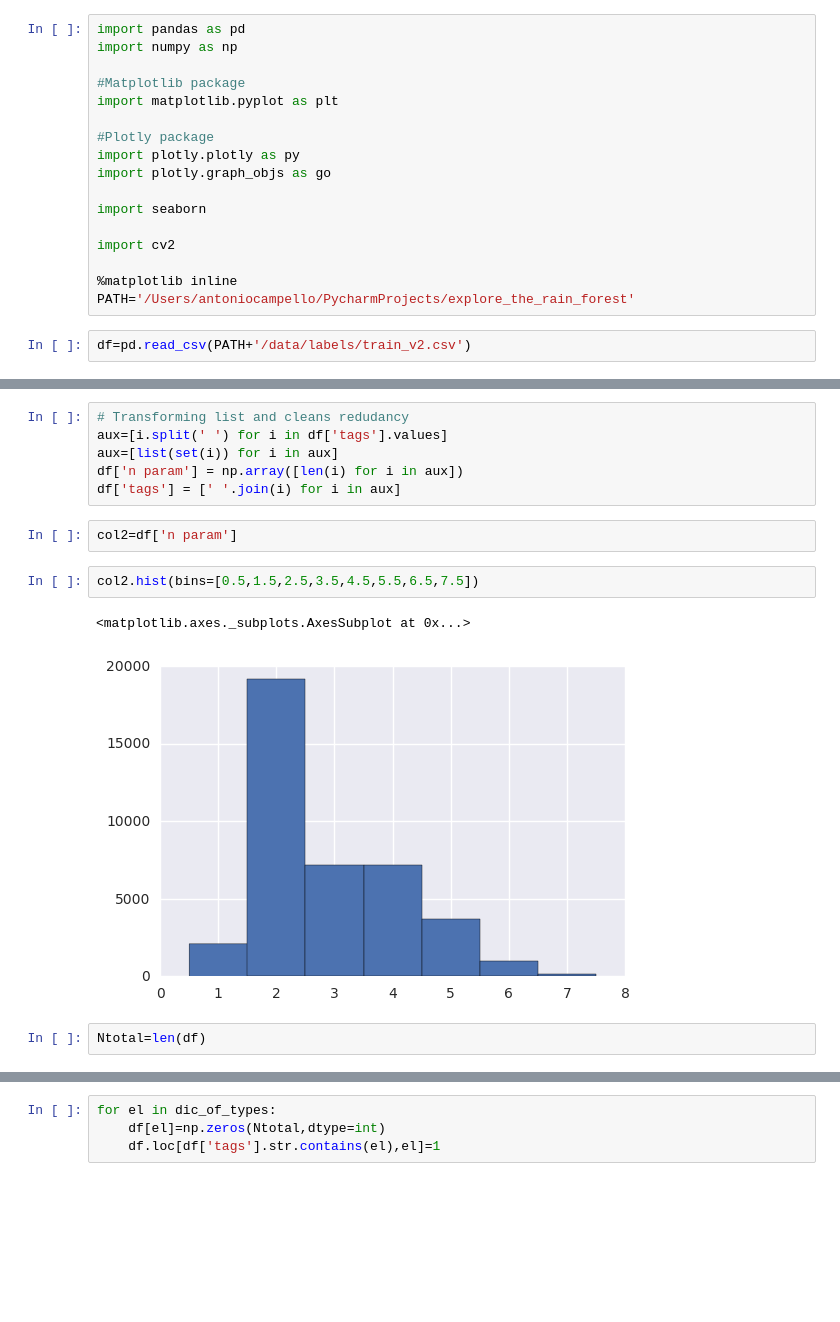
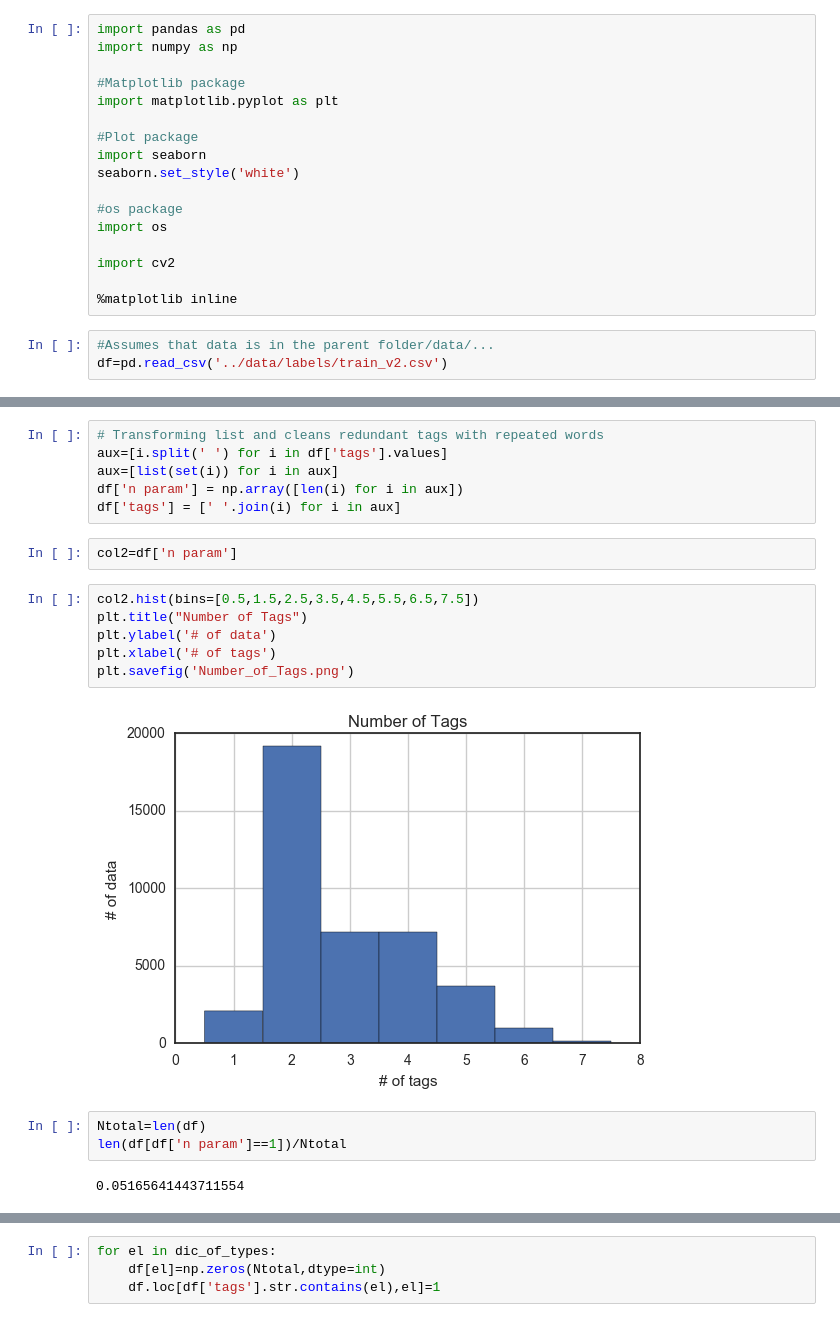
Before and after one commit to aCampello/Explore_the_Planet, a Jupyter notebook: lab/Data_Exploration.ipynb, the cells around one changed output, grey strips where cells are left out. Cells and saved outputs as stored; diff of their text form; blank space fills up the shorter version.

```diff
--- a/lab/Data_Exploration.ipynb
+++ b/lab/Data_Exploration.ipynb
@@ -5,15 +5,16 @@ import numpy as np
 #Matplotlib package
 import matplotlib.pyplot as plt
 
-#Plotly package
-import plotly.plotly as py
-import plotly.graph_objs as go
+#Plot package
+import seaborn
+seaborn.set_style('white')
 
-import seaborn
+#os package
+import os
 
 import cv2
 
 %matplotlib inline
-PATH='/Users/antoniocampello/PycharmProjects/explore_the_rain_forest'
 # %%
-df=pd.read_csv(PATH+'/data/labels/train_v2.csv')
+#Assumes that data is in the parent folder/data/...
+df=pd.read_csv('../data/labels/train_v2.csv')
@@ -26,5 +52,5 @@ def show_image_and_label(i):
 # %%
-# Transforming list and cleans redudancy
+# Transforming list and cleans redundant tags with repeated words
 aux=[i.split(' ') for i in df['tags'].values]
 aux=[list(set(i)) for i in aux]
 df['n param'] = np.array([len(i) for i in aux])
@@ -33,8 +59,14 @@ df['tags'] = [' '.join(i) for i in aux]
 col2=df['n param']
 # %%
 col2.hist(bins=[0.5,1.5,2.5,3.5,4.5,5.5,6.5,7.5])
+plt.title("Number of Tags")
+plt.ylabel('# of data')
+plt.xlabel('# of tags')
+plt.savefig('Number_of_Tags.png')
 # %% [output]
-<matplotlib.axes._subplots.AxesSubplot at 0x...>
-[figure, old version]
+[figure, new version]
 # %%
 Ntotal=len(df)
+len(df[df['n param']==1])/Ntotal
+# %% [output]
+0.05165641443711554
```
Also changed, not shown: parts of 15 cells of this notebook.
